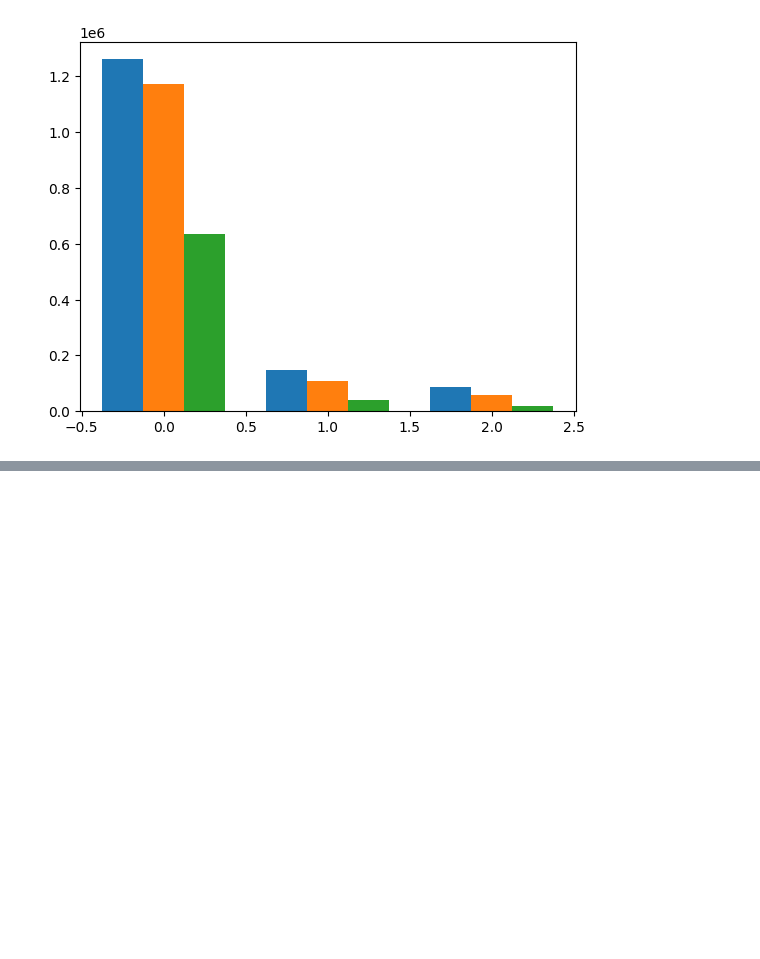
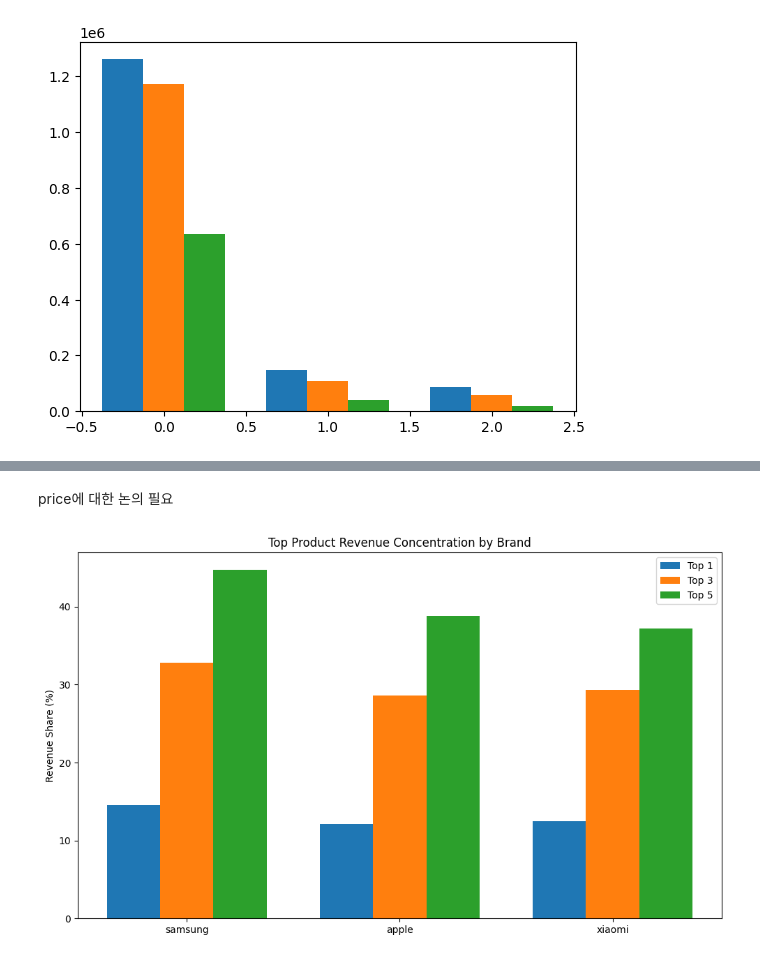
Before and after one commit to sol030/final_project, a Jupyter notebook: CSY/10월_퍼널_brand.ipynb, the cells around one changed output, grey strips where cells are left out. Cells and saved outputs as stored; diff of their text form; code cells hidden in the pictures; blank space fills up the shorter version.

```diff
--- a/CSY/10월_퍼널_brand.ipynb
+++ b/CSY/10월_퍼널_brand.ipynb
@@ -450,0 +799,19 @@ df_user_flow = df.sort_values(['user_id', 'event_time'])
+# %% [markdown]
+price에 대한 논의 필요
+# %%
+x = np.arange(len(plot_df))
+width = 0.25
+
+plt.figure(figsize=(10, 6))
+plt.bar(x - width, plot_df['top1_revenue_share'], width, label='Top 1')
+plt.bar(x, plot_df['top3_revenue_share'], width, label='Top 3')
+plt.bar(x + width, plot_df['top5_revenue_share'], width, label='Top 5')
+
+plt.xticks(x, plot_df['brand'])
+plt.ylabel('Revenue Share (%)')
+plt.title('Top Product Revenue Concentration by Brand')
+plt.legend()
+plt.tight_layout()
+plt.show()
+# %% [output]
+[figure, added]
```
Also changed, not shown: parts of 42 cells of this notebook.
